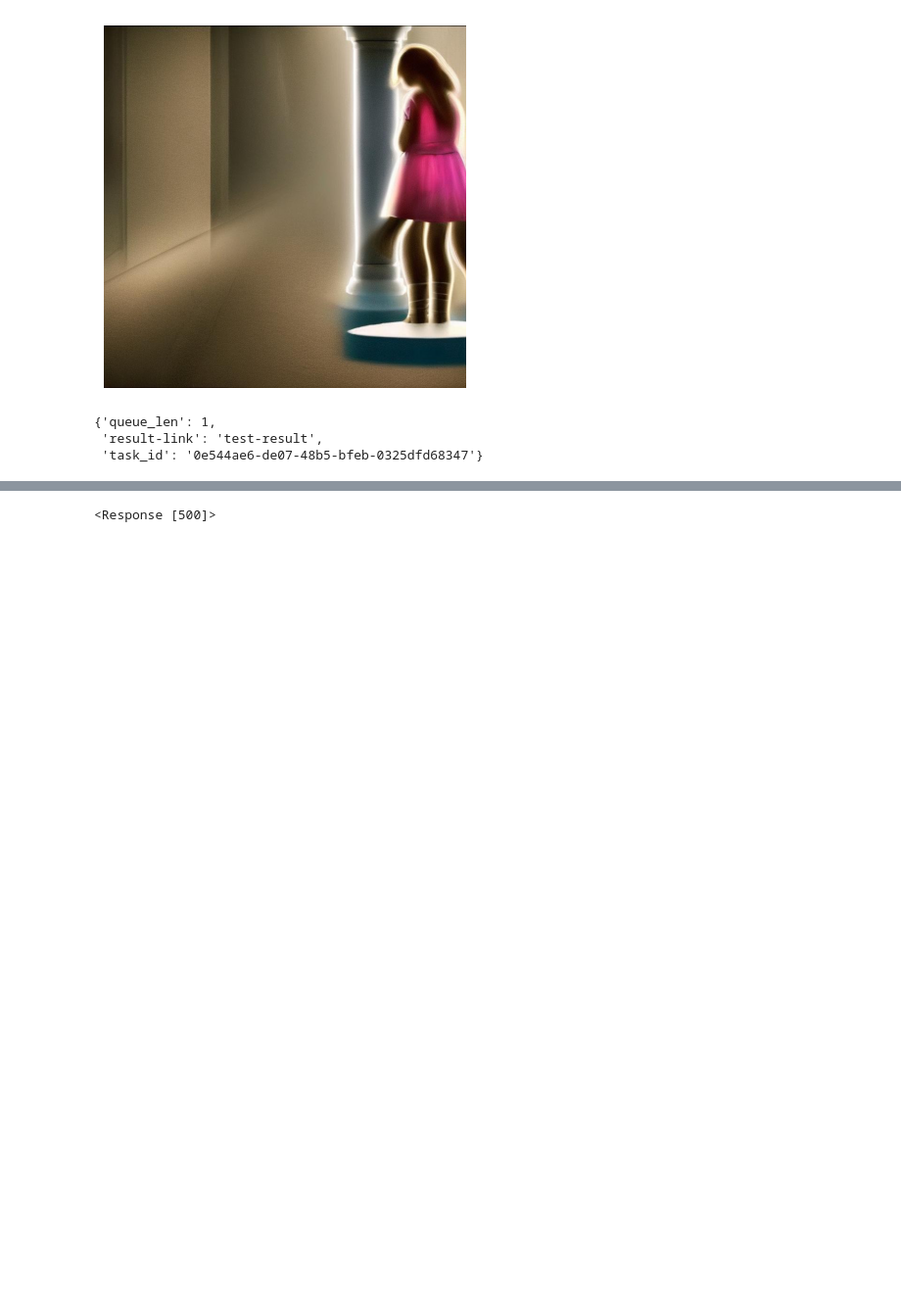
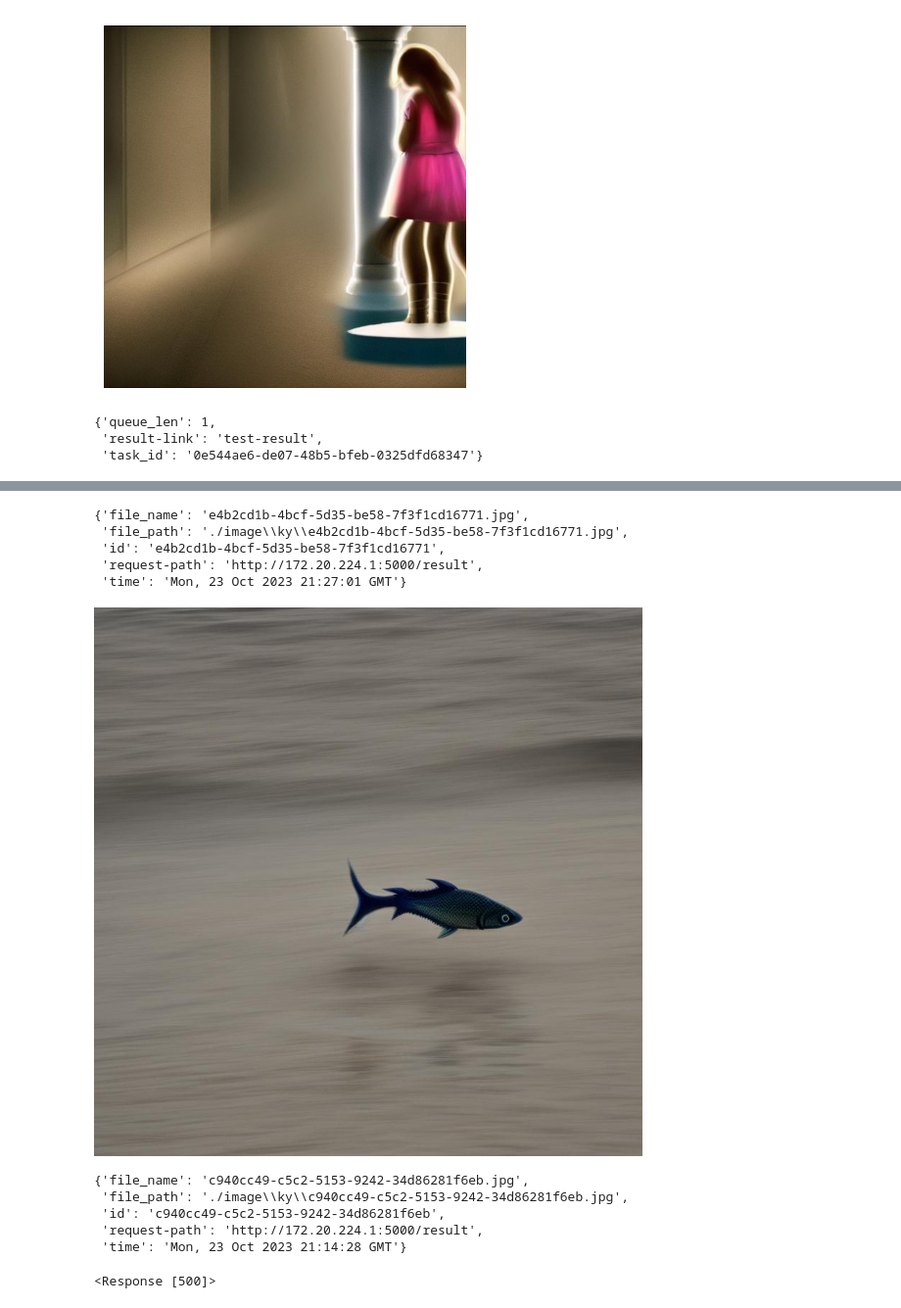
Before and after one commit to KeithLin724/Book-To-Comics, a Jupyter notebook: src/test_main.ipynb, the cells around one changed output, grey strips where cells are left out. Shown at 98% size. Saved outputs shown, nothing was run; the diff lists cells and outputs as text; code cells hidden in the pictures; blank space fills up the shorter version.

```diff
--- a/src/test_main.ipynb
+++ b/src/test_main.ipynb
@@ -81,3 +87,40 @@ resource_new = requests.post("http://140.113.89.60:5000/test-result" , json={'ta
+# %%
+resource = requests.post("http://172.20.224.1:5000/generate" , json={"name":"ky" , "prompt":"fish is running"})
+# %%
+jj = resource.json()
+# %%
+jj
+# %% [output]
+{'file_name': 'e4b2cd1b-4bcf-5d35-be58-7f3f1cd16771.jpg',
+ 'file_path': './image\\ky\\e4b2cd1b-4bcf-5d35-be58-7f3f1cd16771.jpg',
+ 'id': 'e4b2cd1b-4bcf-5d35-be58-7f3f1cd16771',
+ 'request-path': 'http://172.20.224.1:5000/result',
+ 'time': 'Mon, 23 Oct 2023 21:27:01 GMT'}
+# %%
+resource = requests.post("http://172.20.224.1:5000/result" , json=jj)
+# %%
+def bytes_to_image(bytes_of_image):
+    """
+    The function `bytes_to_image` converts a byte array representing an image into an Image object.
+
+    :param bytes_of_image: The parameter `bytes_of_image` is expected to be a byte array that represents
+    an image
+    :return: an Image object.
+    """
+    img_byte_array = io.BytesIO(bytes_of_image)
+    return Image.open(img_byte_array)
+# %%
+bytes_to_image(resource.content)
+# %% [output]
+[figure, added]
+# %%
+resource.json()
+# %% [output]
+{'file_name': 'c940cc49-c5c2-5153-9242-34d86281f6eb.jpg',
+ 'file_path': './image\\ky\\c940cc49-c5c2-5153-9242-34d86281f6eb.jpg',
+ 'id': 'c940cc49-c5c2-5153-9242-34d86281f6eb',
+ 'request-path': 'http://172.20.224.1:5000/result',
+ 'time': 'Mon, 23 Oct 2023 21:14:28 GMT'}
 # %%
 resource_new
 # %% [output]
```
Also changed, not shown: parts of 4 cells of this notebook, 8 other files.
